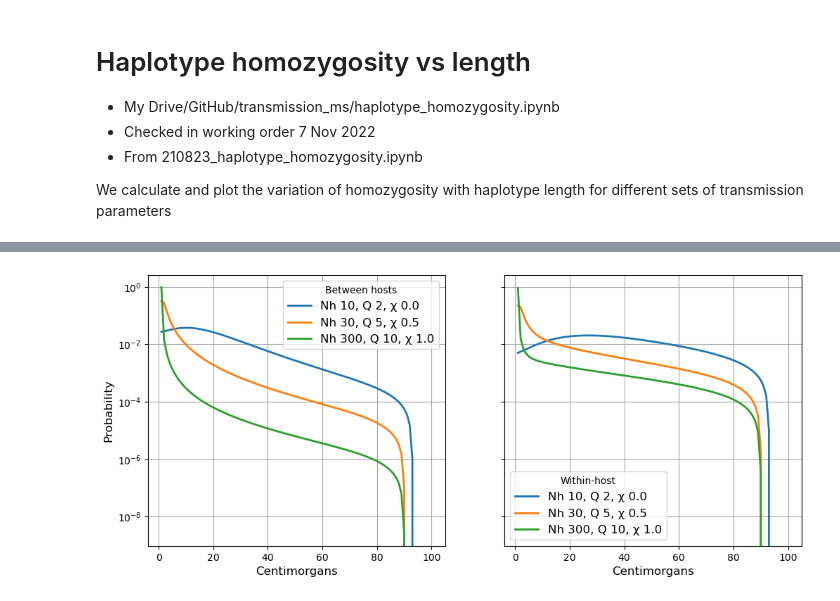
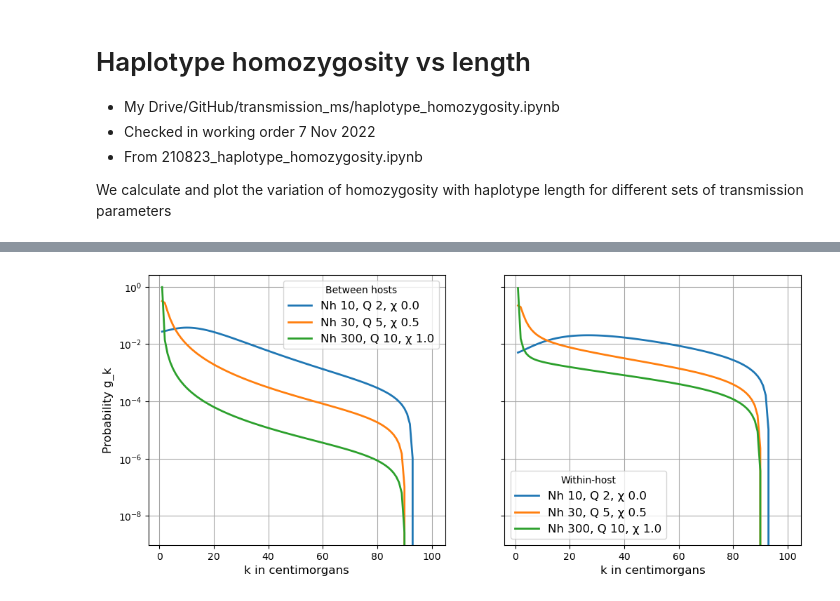
Before and after one commit to dan-kwiat/gtg, a Jupyter notebook: haplotype_homozygosity_vs_length.ipynb, the cells around one changed output, grey strips where cells are left out. Saved outputs shown, nothing was run; the diff lists cells and outputs as text; code cells hidden in the pictures.

```diff
--- a/haplotype_homozygosity_vs_length.ipynb
+++ b/haplotype_homozygosity_vs_length.ipynb
@@ -46,7 +46,7 @@ for i,_ in enumerate(illustrative_histories):
     a2.plot(hap_length, wiho_hap_hom, linewidth=2, label = 'Nh {0:.0f}, Q {1:.0f}, \u03C7 {2:.1f}'.format(N, Q, X))
 
 a1.set_xlabel("Centimorgans", fontsize=12)
-a1.set_ylabel("Probability", fontsize=12)
+a1.set_ylabel("Haplotype homozygosity", fontsize=12)
 a1.legend(title = 'Between hosts', frameon=True, fontsize=12)
 a1.grid(visible=True, which='both', color='0.65', linestyle='-')
 
@@ -85,34 +85,34 @@ for i,_ in enumerate(illustrative_histories):
     for j in range(len(centimorgans)):
 
         my_pop.get_coalescent(observe = 'auto', show = False)
         my_pop.locus_kb = centimorgans[j] * 13.5
         my_pop.get_diversity(show = False)
 
         hap_interval.append(centimorgans[j])
         beho_hap_hom.append(my_pop.diversity[0, 3])
         wiho_hap_hom.append(my_pop.diversity[0, 4])
 
         if j != 0:
             beho_g.append(beho_hap_hom[-2] - beho_hap_hom[-1])
             wiho_g.append(wiho_hap_hom[-2] - wiho_hap_hom[-1])
         else:
             beho_g.append(1 - beho_hap_hom[-1])
             wiho_g.append(1 - wiho_hap_hom[-1])
 
     a1.plot(hap_interval, beho_g, linewidth=2, label = 'Nh {0:.0f}, Q {1:.0f}, \u03C7 {2:.1f}'.format(N, Q, X))
     a2.plot(hap_interval, wiho_g, linewidth=2, label = 'Nh {0:.0f}, Q {1:.0f}, \u03C7 {2:.1f}'.format(N, Q, X))
 
-a1.set_xlabel("Centimorgans", fontsize=12)
-a1.set_ylabel("Probability", fontsize=12)
+a1.set_xlabel("k in centimorgans", fontsize=12)
+a1.set_ylabel("Probability g_k", fontsize=12)
 a1.set_yscale("log")
 a1.legend(title = 'Between hosts', frameon=True, fontsize=12)
 a1.grid(visible=True, which='both', color='0.65', linestyle='-')
 
-a2.set_xlabel("Centimorgans", fontsize=12)
+a2.set_xlabel("k in centimorgans", fontsize=12)
 a2.set_yscale("log")
 a2.legend(title = 'Within-host', frameon=True, fontsize=12)
 a2.grid(visible=True, which='both', color='0.65', linestyle='-')
 
 plt.show()
 # %% [output]
-[figure, old version]
+[figure, new version]
```
Also changed, not shown: parts of 1 cell of this notebook.
